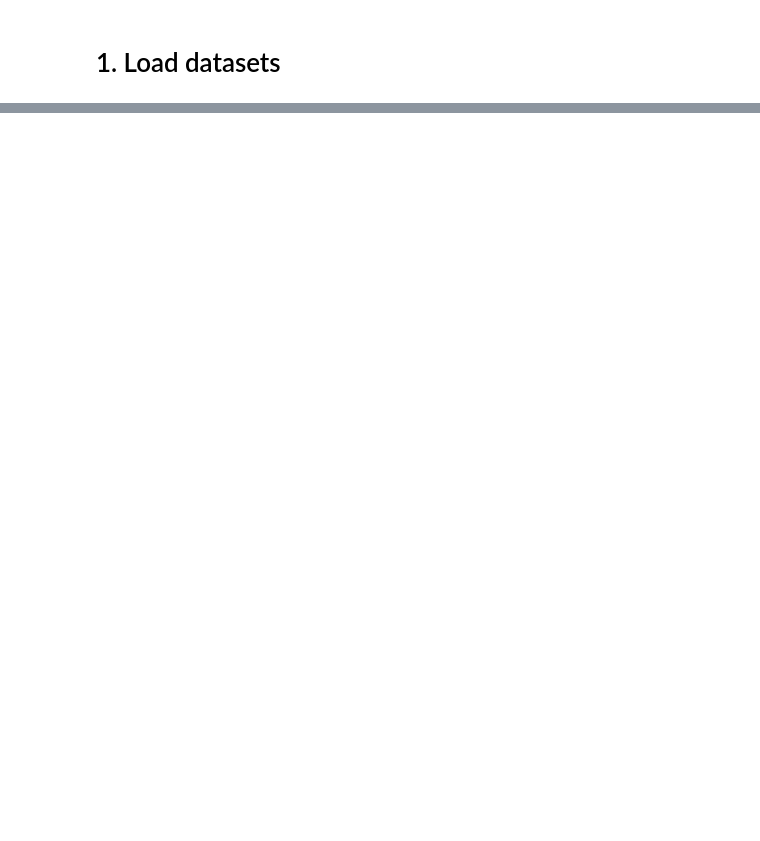
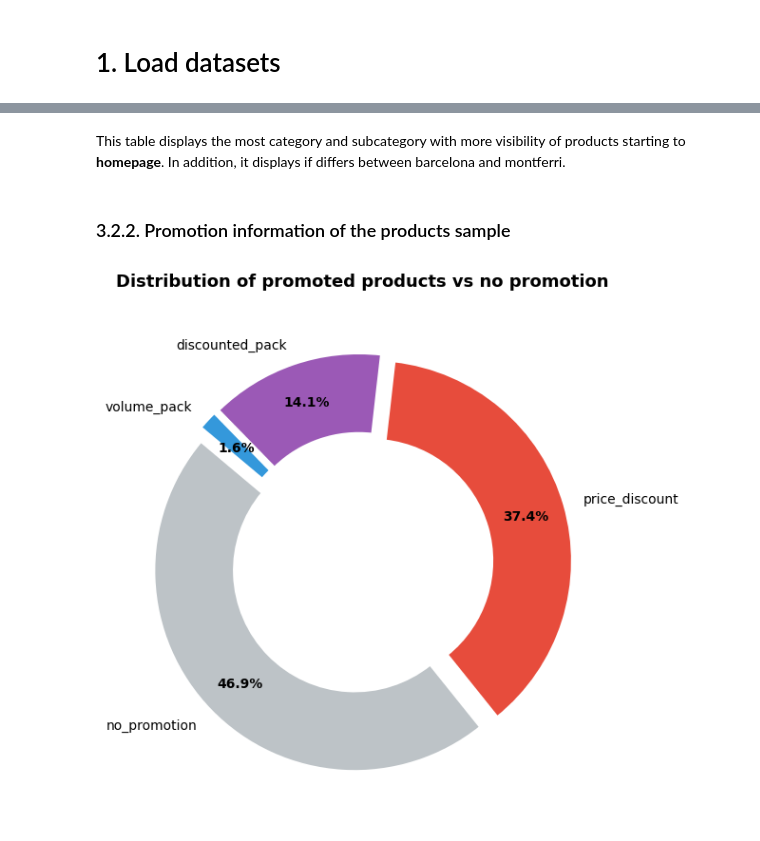
Before and after one commit to cescFT/TFM-fferretar-code, a Jupyter notebook: data-analysis/TFM-fferretar-data-analysis.ipynb, the cells around one changed output, grey strips where cells are left out. Saved outputs shown, nothing was run; the diff lists cells and outputs as text; code cells hidden in the pictures; blank space fills up the shorter version.

```diff
--- a/data-analysis/TFM-fferretar-data-analysis.ipynb
+++ b/data-analysis/TFM-fferretar-data-analysis.ipynb
@@ -66,0 +612,14 @@ memory usage: 27.1+ KB
+# %%
+df_products["is_pack"] = df_products["is_pack"].astype(bool)
+df_products["id_product"] = df_products["id_product"].astype("object")
+to_category_cols = ["category", "subcategory", "title_category_main_page"]
+
+for cat in to_category_cols:
+    df_products[cat] = df_products[cat].astype('category')
+
+
+df_products = df_products[["week_num", "postal_code", "id_product", "category", "subcategory",
+"title_category_main_page", "product_name", "pvp", "previous_pvp", "nutriscore", "planetscore", "ewo_ultra_processed_punctuation",
+"is_pack", "total_units", "can_nutriscore_be_calculated", "can_ewo_be_calculated"]]
+
+df_products
@@ -66,0 +867,4 @@ memory usage: 27.1+ KB
+# %% [markdown]
+This table displays the most category and subcategory with more visibility of products starting to **homepage**. In addition, it displays if differs between barcelona and montferri.
+# %% [markdown]
+### 3.2.2. Promotion information of the products sample
@@ -66,0 +916,37 @@ memory usage: 27.1+ KB
+# %%
+def plot_promotion_overall_donut(df):
+    counts = df['promotion_type'].value_counts()
+
+    # Paleta de colors: Gris neutre per a regular, colors vius per a promocions
+    color_map = {
+        'no_promotion': '#bdc3c7',          # Gris neutre (sense promoció)
+        'price_discount': '#e74c3c',   # Vermell (descompte de preu)
+        'volume_pack': '#3498db',      # Blau (format pack / volum)
+        'discounted_pack': '#9b59b6'   # Lila (pack + descompte de preu)
+    }
+
+    colors = [color_map.get(x, '#7f8c8d') for x in counts.index]
+    # Seballem lleugerament les porcions promocionades
+    explode = [0.05 if x != 'regular' else 0 for x in counts.index]
+
+    fig, ax = plt.subplots(figsize=(8, 6))
+    wedges, texts, autotexts = ax.pie(
+        counts.values,
+        labels=counts.index,
+        autopct='%1.1f%%',
+        startangle=140,
+        colors=colors,
+        explode=explode,
+        pctdistance=0.8,
+        wedgeprops=dict(width=0.4, edgecolor='white', linewidth=2)
+    )
+
+    plt.setp(autotexts, size=10, weight="bold")
+    ax.set_title("Distribution of promoted products vs no promotion", fontsize=13, fontweight='bold', pad=20)
+    plt.tight_layout()
+    plt.show()
+
+# Execució
+plot_promotion_overall_donut(df_products)
+# %% [output]
+[figure, added]
```
Also changed, not shown: parts of 82 cells of this notebook.
